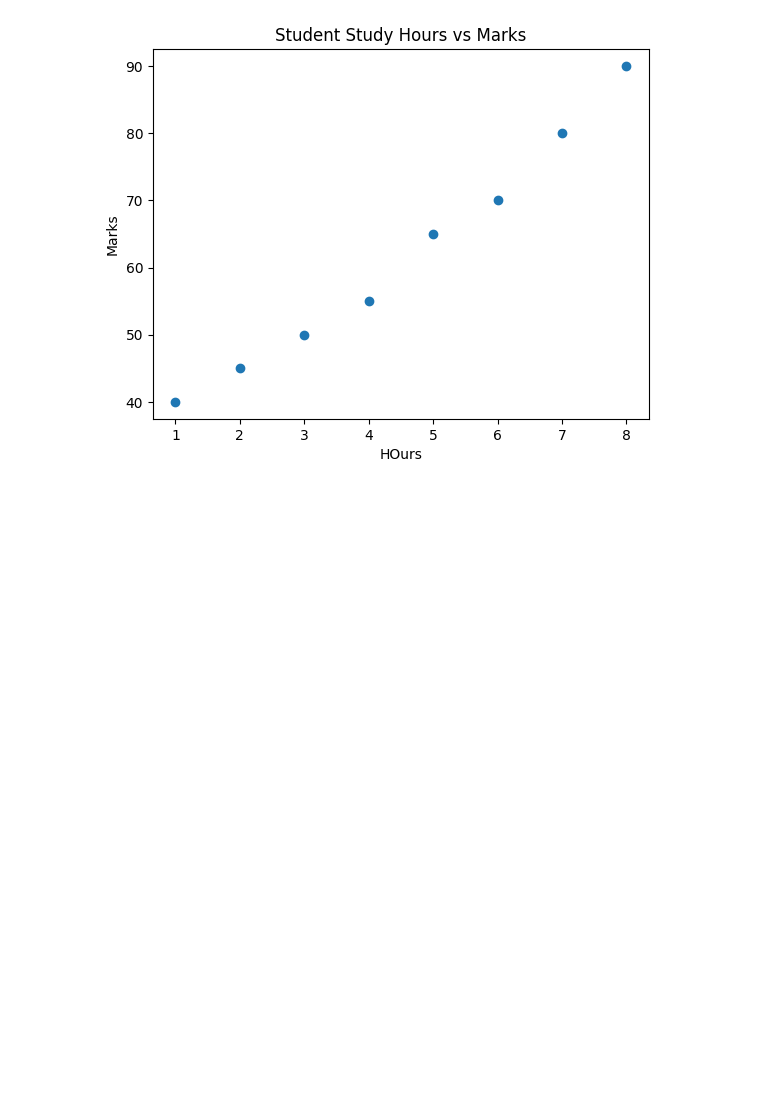
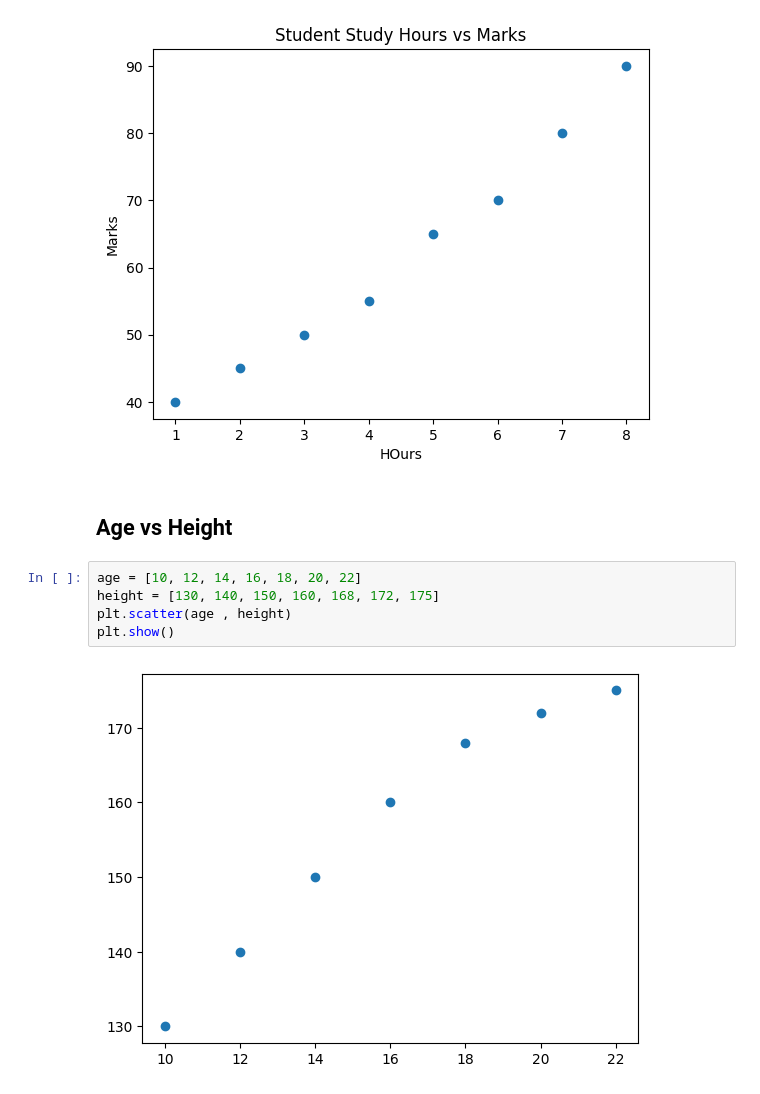
Before and after one commit to wahidali4321/Python-For-Machine-learning-, a Jupyter notebook: Python For machine learning.ipynb, the cells around one changed output. Cells and saved outputs as stored; diff of their text form; blank space fills up the shorter version.

Commit message:
Age vs Height

```diff
--- a/Python For machine learning.ipynb
+++ b/Python For machine learning.ipynb
@@ -1038,3 +1038,12 @@ plt.scatter(hours , marks)
 plt.show()
 # %% [output]
 [figure]
+# %% [markdown]
+## Age vs Height
+# %%
+age = [10, 12, 14, 16, 18, 20, 22]
+height = [130, 140, 150, 160, 168, 172, 175]
+plt.scatter(age , height)
+plt.show()
+# %% [output]
+[figure, added]
```
